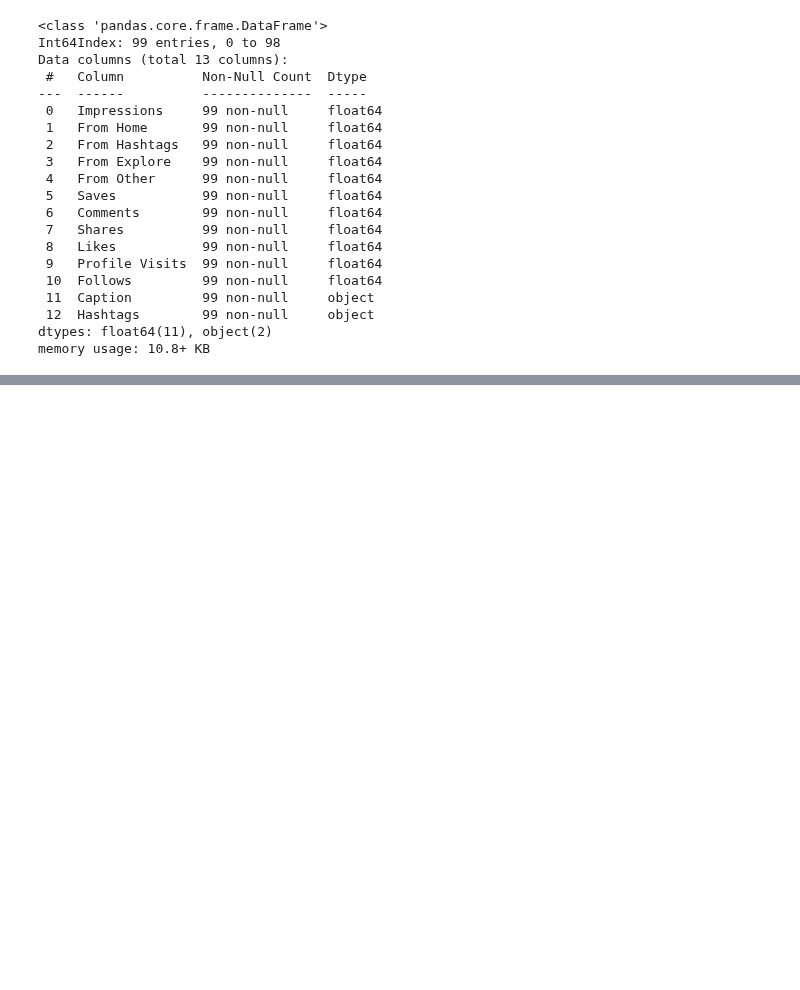
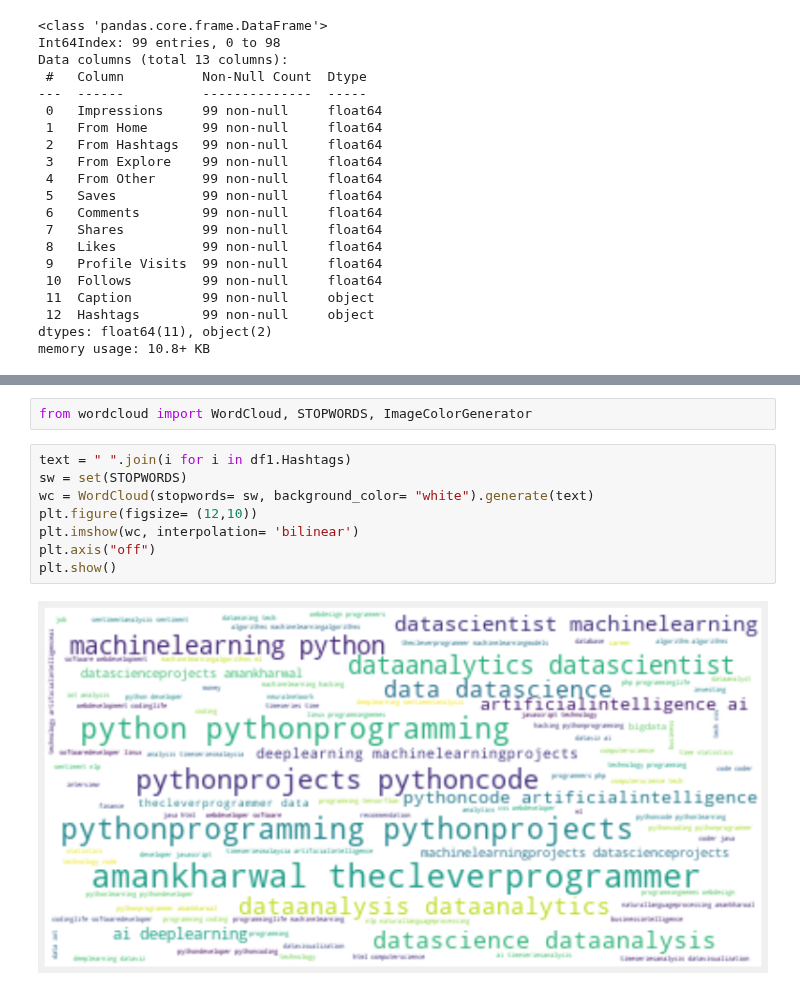
Before and after one commit to J-Kimani/DS, a Jupyter notebook: Projects/Instagram Reach Analysis/IRA.ipynb, the cells around one changed output, grey strips where cells are left out. Cells and saved outputs as stored; diff of their text form; blank space fills up the shorter version.

```diff
--- a/Projects/Instagram Reach Analysis/IRA.ipynb
+++ b/Projects/Instagram Reach Analysis/IRA.ipynb
@@ -127,0 +184,12 @@ memory usage: 10.8+ KB
+# %%
+from wordcloud import WordCloud, STOPWORDS, ImageColorGenerator
+# %%
+text = " ".join(i for i in df1.Hashtags)
+sw = set(STOPWORDS)
+wc = WordCloud(stopwords= sw, background_color= "white").generate(text)
+plt.figure(figsize= (12,10))
+plt.imshow(wc, interpolation= 'bilinear')
+plt.axis("off")
+plt.show()
+# %% [output]
+[figure, added]
```
Also changed, not shown: parts of 19 cells of this notebook.
